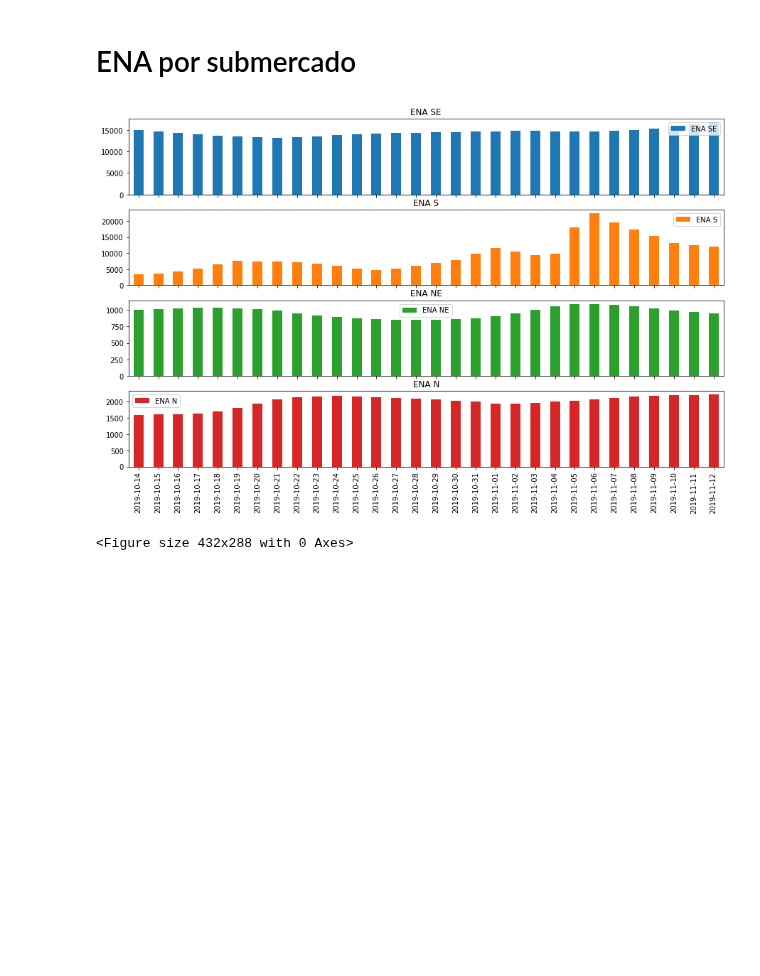
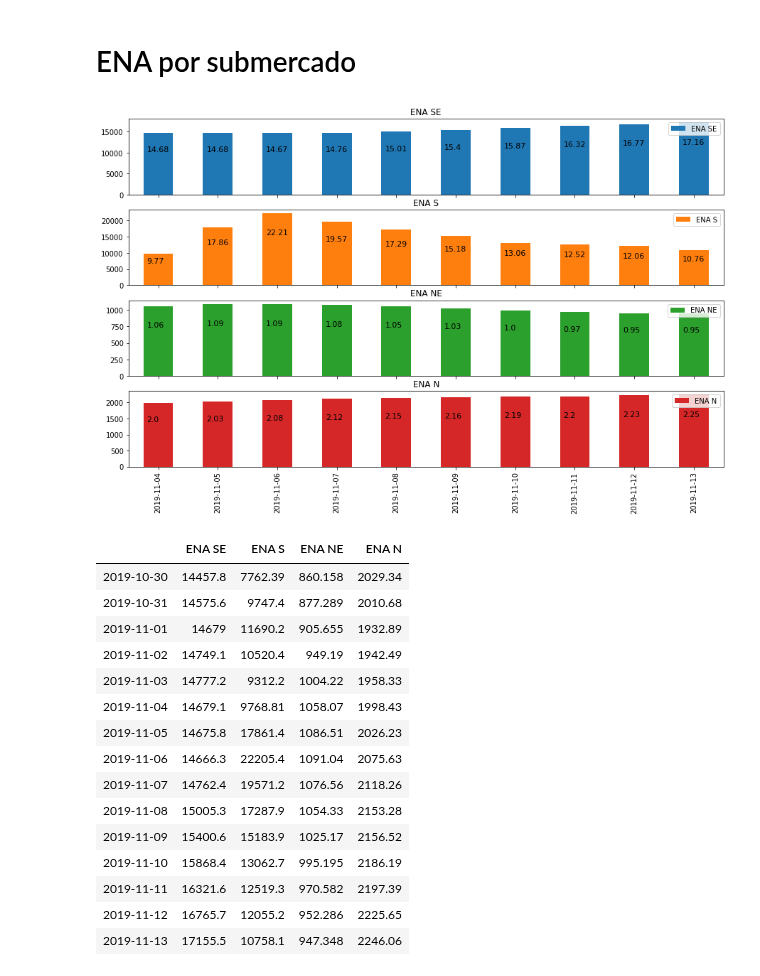
Before and after one commit to mathpaula/gera_ENA, a Jupyter notebook: relatório ena.ipynb, the cells around one changed output. Drawn from its saved outputs; the diff is of its cells as text; code cells hidden in the pictures; blank space fills up the shorter version.

```diff
--- a/relatório ena.ipynb
+++ b/relatório ena.ipynb
@@ -12,10 +13,33 @@ https://pandas.pydata.org/pandas-docs/stable/user_guide/indexing.html#deprecate-
   return self._getitem_tuple(key)
 # %% [markdown]
 # ENA por submercado
-# %%
-ena_s.T.plot.bar(subplots = True, figsize = [15, 9], legend = True)
-plt.show()
-plt.savefig('ena.png')
-# %% [output]
-[figure, removed]
-<Figure size 432x288 with 0 Axes>
+# %%
+ax = ena_s.T.iloc[20:30,:].plot(kind = 'bar', subplots = True, figsize = [15, 9])
+plt.savefig('ena.png')
+for j in range(4):
+    for i in ax[j].patches:
+        ax[j].text(i.get_x()+.06, i.get_height()-i.get_height()*.3, \
+            str(round(i.get_height()/1000,2)), fontsize=11,
+                color='black')
+
+
+plt.show()
+ena_s.T.iloc[15:30,:]
+# %% [output]
+[figure, added]
+|  | ENA SE | ENA S | ENA NE | ENA N |
+| 2019-10-30 | 14457.8 | 7762.39 | 860.158 | 2029.34 |
+| 2019-10-31 | 14575.6 | 9747.4 | 877.289 | 2010.68 |
+| 2019-11-01 | 14679 | 11690.2 | 905.655 | 1932.89 |
+| 2019-11-02 | 14749.1 | 10520.4 | 949.19 | 1942.49 |
+| 2019-11-03 | 14777.2 | 9312.2 | 1004.22 | 1958.33 |
+| 2019-11-04 | 14679.1 | 9768.81 | 1058.07 | 1998.43 |
+| 2019-11-05 | 14675.8 | 17861.4 | 1086.51 | 2026.23 |
+| 2019-11-06 | 14666.3 | 22205.4 | 1091.04 | 2075.63 |
+| 2019-11-07 | 14762.4 | 19571.2 | 1076.56 | 2118.26 |
+| 2019-11-08 | 15005.3 | 17287.9 | 1054.33 | 2153.28 |
+| 2019-11-09 | 15400.6 | 15183.9 | 1025.17 | 2156.52 |
+| 2019-11-10 | 15868.4 | 13062.7 | 995.195 | 2186.19 |
+| 2019-11-11 | 16321.6 | 12519.3 | 970.582 | 2197.39 |
+| 2019-11-12 | 16765.7 | 12055.2 | 952.286 | 2225.65 |
+| 2019-11-13 | 17155.5 | 10758.1 | 947.348 | 2246.06 |
```
Also changed, not shown: parts of 1 cell of this notebook, 3 other files.
